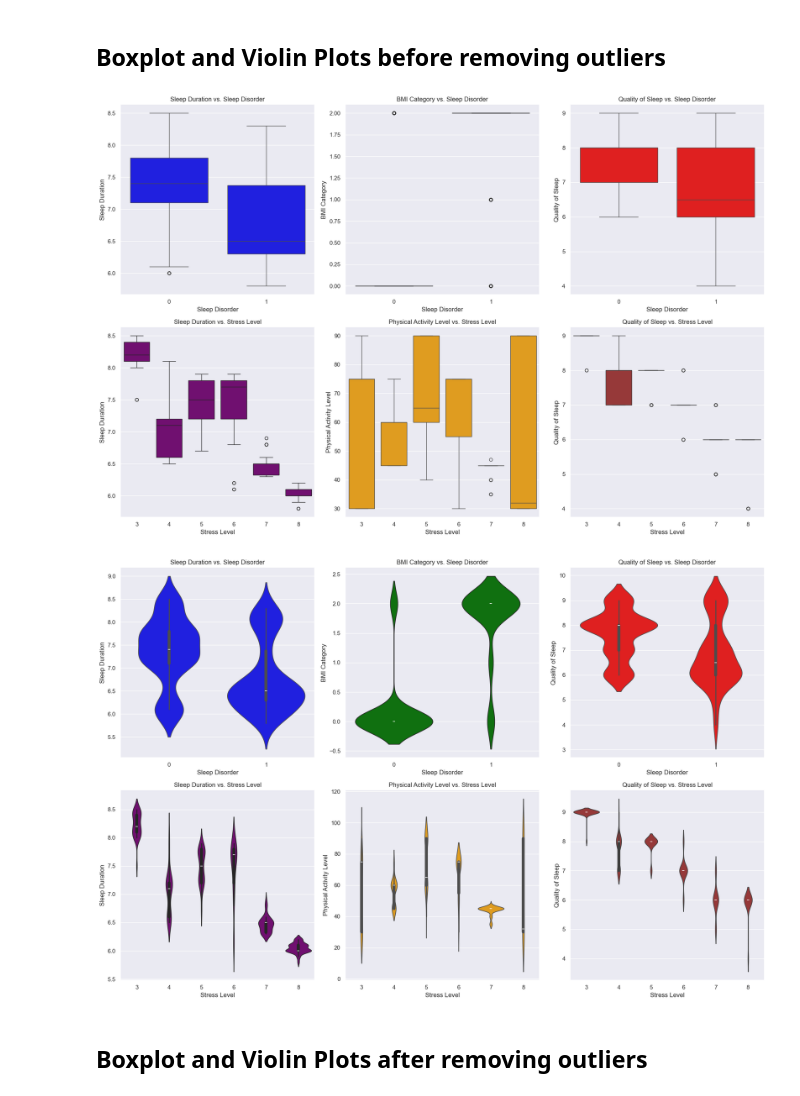
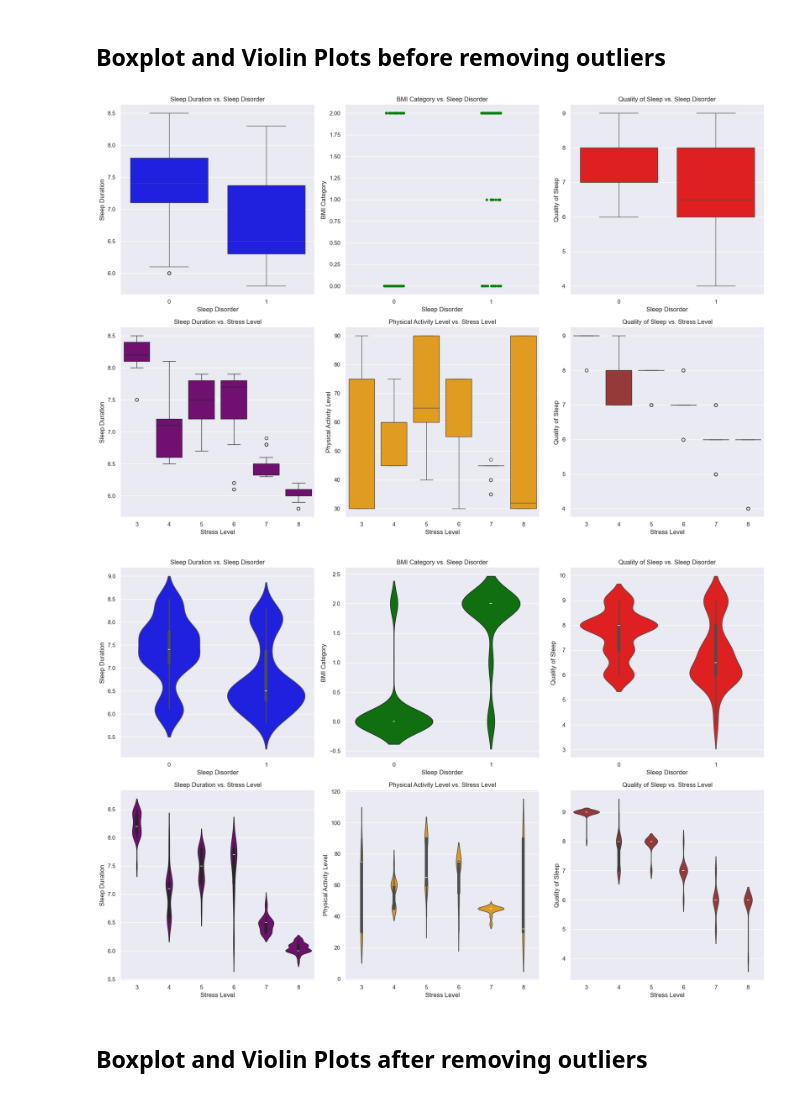
Before and after one commit to GrassjellyMoab/SC1015_MiniProject, a Jupyter notebook: SleepDisorderPred.ipynb, the cells around one changed output. Drawn from its saved outputs; the diff is of its cells as text; code cells hidden in the pictures.

```diff
--- a/SleepDisorderPred.ipynb
+++ b/SleepDisorderPred.ipynb
@@ -60,7 +60,7 @@ fig, axes = plt.subplots(2, 3, figsize=(18, 12))
 sb.boxplot(data=sleepData, y="Sleep Duration", x="Sleep Disorder", ax=axes[0, 0], color="blue")
 axes[0, 0].set_title("Sleep Duration vs. Sleep Disorder")
 
-sb.boxplot(data=sleepData, y="BMI Category", x="Sleep Disorder", ax=axes[0, 1], color="green")
+sb.stripplot(data=sleepData, y="BMI Category", x="Sleep Disorder", ax=axes[0, 1], color="green")
 axes[0, 1].set_title("BMI Category vs. Sleep Disorder")
 
 sb.boxplot(data=sleepData, y="Quality of Sleep", x="Sleep Disorder", ax=axes[0, 2], color="red")
@@ -78,35 +78,35 @@ axes[1, 2].set_title("Quality of Sleep vs. Stress Level")
 
 plt.tight_layout()
 plt.show()
 
 # Initial plotting
 fig, axes = plt.subplots(2, 3, figsize=(18, 12))
 
 # Plotting graphs related to sleep
 sb.violinplot(data=sleepData, y="Sleep Duration", x="Sleep Disorder", ax=axes[0, 0], color="blue")
 axes[0, 0].set_title("Sleep Duration vs. Sleep Disorder")
 
 sb.violinplot(data=sleepData, y="BMI Category", x="Sleep Disorder", ax=axes[0, 1], color="green")
 axes[0, 1].set_title("BMI Category vs. Sleep Disorder")
 
 sb.violinplot(data=sleepData, y="Quality of Sleep", x="Sleep Disorder", ax=axes[0, 2], color="red")
 axes[0, 2].set_title("Quality of Sleep vs. Sleep Disorder")
 
 # Plotting graphs related to stress
 sb.violinplot(data=sleepData, y="Sleep Duration", x="Stress Level", ax=axes[1, 0], color="purple")
 axes[1, 0].set_title("Sleep Duration vs. Stress Level")
 
 sb.violinplot(data=sleepData, y="Physical Activity Level", x="Stress Level", ax=axes[1, 1], color="orange")
 axes[1, 1].set_title("Physical Activity Level vs. Stress Level")
 
-sb.violinplot(data=sleepData, y="Quality of Sleep", x="Stress Level", ax=axes[1, 2], color="brown")
+sb.stripplot(data=sleepData, y="Quality of Sleep", x="Stress Level", ax=axes[1, 2], color="brown")
 axes[1, 2].set_title("Quality of Sleep vs. Stress Level")
 
 
 plt.tight_layout()
 plt.show()
 # %% [output]
-[figure, old version]
+[figure, new version]
 [figure]
 # %% [markdown]
 ## Boxplot and Violin Plots after removing outliers
```
Also changed, not shown: parts of 1 cell of this notebook.
